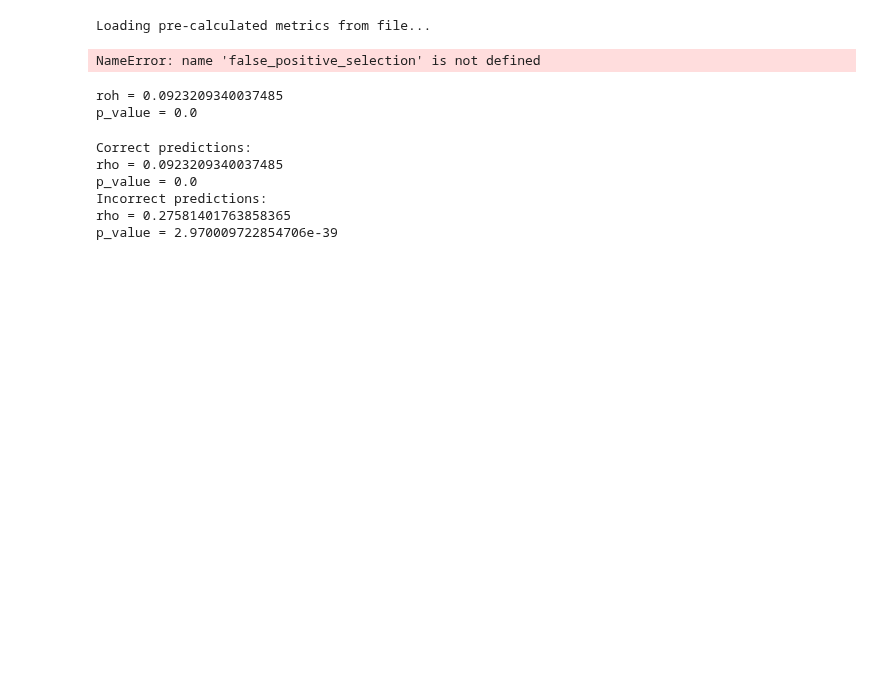
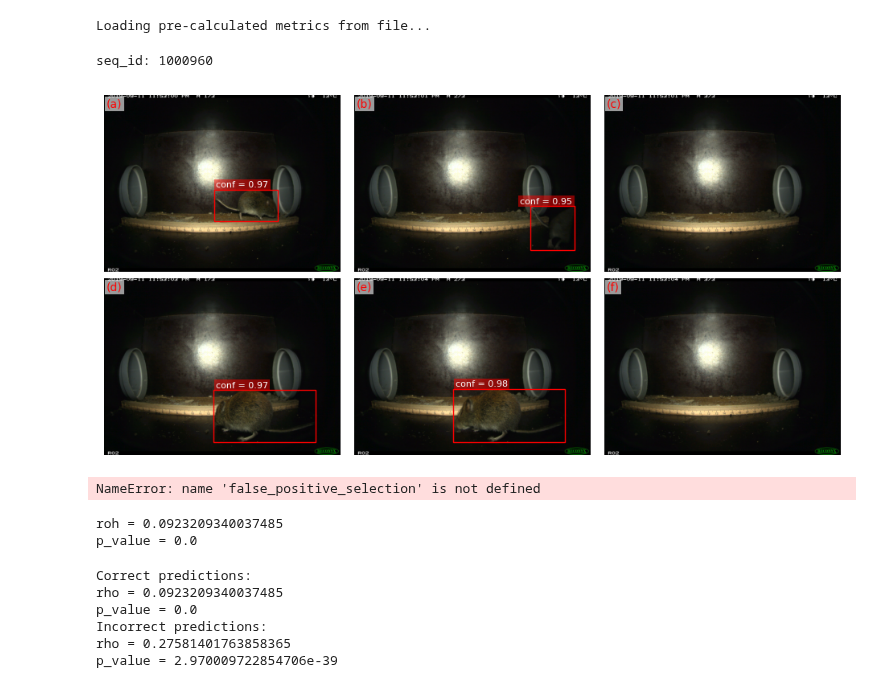
Before and after one commit to juliankraft/BachelorThesis, a Jupyter notebook: code/dev/dev_visualizations.ipynb, the cells around one changed output. Cells and saved outputs as stored; diff of their text form; code cells hidden in the pictures; blank space fills up the shorter version.

```diff
--- a/code/dev/dev_visualizations.ipynb
+++ b/code/dev/dev_visualizations.ipynb
@@ -40,6 +40,37 @@ eval = MammaliaEval(
 #     )
 # %% [output]
 Loading pre-calculated metrics from file...
+# %%
+df = eval.image_df.copy()
+
+agg_df = df.groupby("seq_id").agg(
+    items=("seq_id", "count"),
+    conf_zero=("conf", lambda x: (x == 0).sum())
+).reset_index()
+
+mask = agg_df[(agg_df["items"] == 6) & (agg_df["conf_zero"] == 2)]
+
+df_filtered = df[df["seq_id"].isin(mask["seq_id"])]
+
+seq_id_list = df_filtered["seq_id"].unique().tolist()
+
+i = 0
+# %%
+current_seq_id = seq_id_list[i]
+chunk = df_filtered[df_filtered["seq_id"] == current_seq_id]
+i += 1
+print(f'seq_id: {current_seq_id}')
+fig = plot_series_of_images(
+    df=chunk,
+    dataset_path=eval.paths['dataset'],
+    ncols=3,
+    fig_width_cm=24,
+    offset_margin_conf_annotation=800
+    )
+display(fig)
+# %% [output]
+seq_id: 1000960
+[figure, added]
 # %%
 no_detect_selection = [255071, 141627, 381794, 30629, 95859, 6342, 24194, 47543, 29652, 20230, 16311, 144673, 71324, 5876, 29904, 89298, 65422]
 
```
Also changed, not shown: 1 other file.
